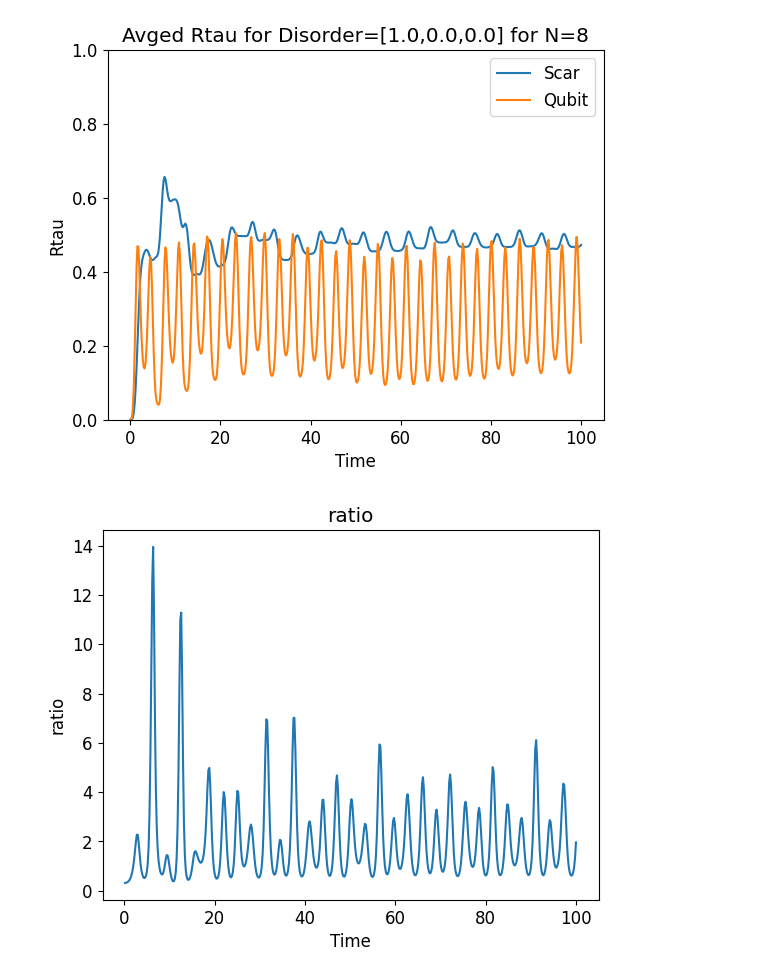
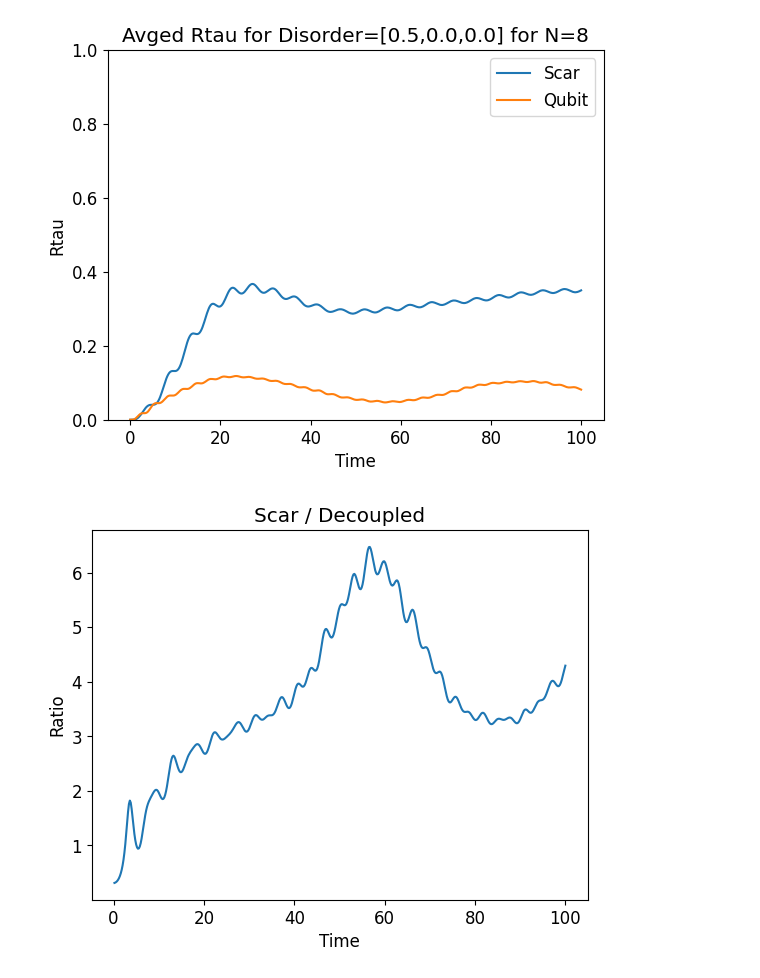
Before and after one commit to Idden/Quantum-Internship, a Jupyter notebook: Quantum_Batteries_Scars/disorder_tests/not_so_incredible_plot.ipynb, the cells around one changed output. Saved outputs shown, nothing was run; the diff lists cells and outputs as text; code cells hidden in the pictures.

```diff
--- a/Quantum_Batteries_Scars/disorder_tests/not_so_incredible_plot.ipynb
+++ b/Quantum_Batteries_Scars/disorder_tests/not_so_incredible_plot.ipynb
@@ -100,10 +114,10 @@ plt.show()
 # %%
-dz = 1.0
+dz = 0.5
 dy = 0.0
 dx = 0.0
 
-args = {"A": 1.1, "omega": wd}
-qargs = {"A": 1.1, "omega": wm}
+args = {"A": 0.1, "omega": wd}
+qargs = {"A": 0.1, "omega": wm}
 
 full_scar = 0
 for _ in range(reals):
@@ -112,39 +126,38 @@ for _ in range(reals):
 
     H = qt.QobjEvo([H0, [H1, coeff]], args=args)
     psi_t = qt.sesolve(H, eigenstates[0], tlist, e_ops=[H0])
     Rtau_scar = np.array(np.real(psi_t.expect[0] - psi_t.expect[0][0]) / bandwidth)
     full_scar += Rtau_scar
 
 full_scar = full_scar / reals
 
 full_qubit = 0
 for _ in range(reals):
     qH0, qH1 = get_qubit_ham(N, wm=wm, ham_disorder=[dz, dy, dx], random_seed=rand, indv_qubits=indv_qubit)
     qeigenvalues, qeigenstates = qH0.eigenstates()
     qbandwidth = qeigenvalues[-1] - qeigenvalues[0]
 
     qH = qt.QobjEvo([qH0, [qH1, coeff]], args=qargs)
     qpsi_t = qt.sesolve(qH, qeigenstates[0], tlist, e_ops=[qH0])
     Rtau_qubit = np.array(np.real(qpsi_t.expect[0] - qpsi_t.expect[0][0]) / qbandwidth)
     full_qubit += Rtau_qubit
 
 full_qubit = full_qubit / reals
 
 plt.title(f"Avged Rtau for Disorder=[{dz},{dy},{dx}] for N={N}")
 plt.xlabel("Time")
 plt.ylabel("Rtau")
 plt.plot(tlist, full_scar, label="Scar")
 plt.plot(tlist, full_qubit, label="Qubit")
 plt.legend()
 plt.ylim(0, 1)
 plt.show()
+
+plt.title("Scar / Decoupled")
+plt.xlabel("Time")
+plt.ylabel("Ratio")
+plt.plot(tlist, full_scar / full_qubit)
+plt.show()
 # %% [output]
-[figure, old version]
+[figure, new version]
+[figure, added]
-# %%
-plt.title("ratio")
-plt.xlabel("Time")
-plt.ylabel("ratio")
-plt.plot(tlist, full_scar / full_qubit)
-plt.show()
-# %% [output]
-[figure, removed]
```
Also changed, not shown: parts of 2 cells of this notebook, 3 other files.
